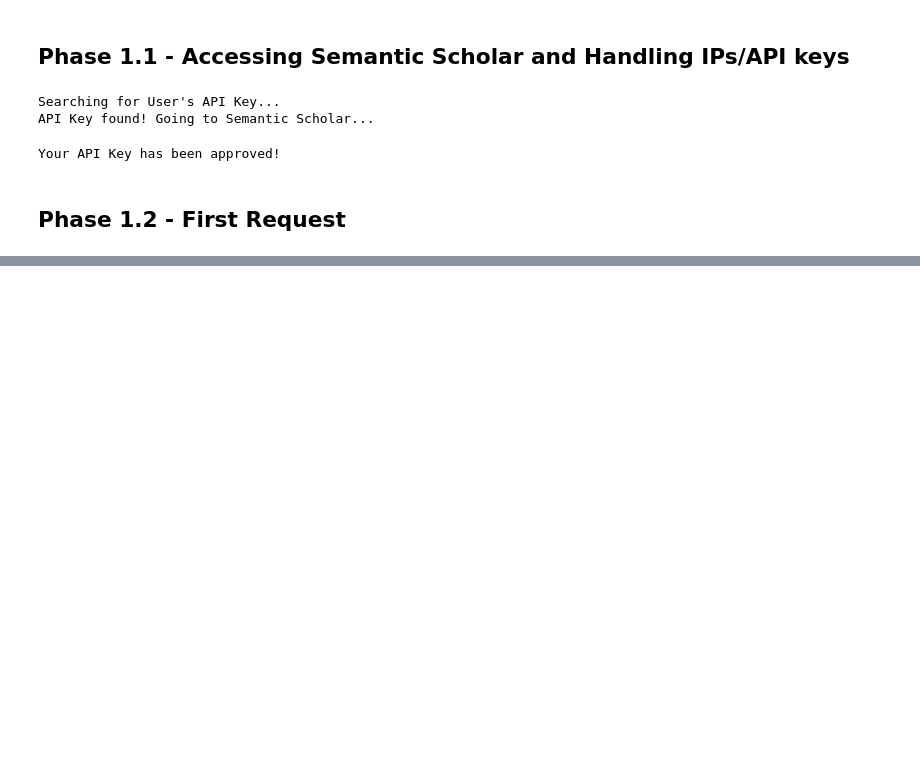
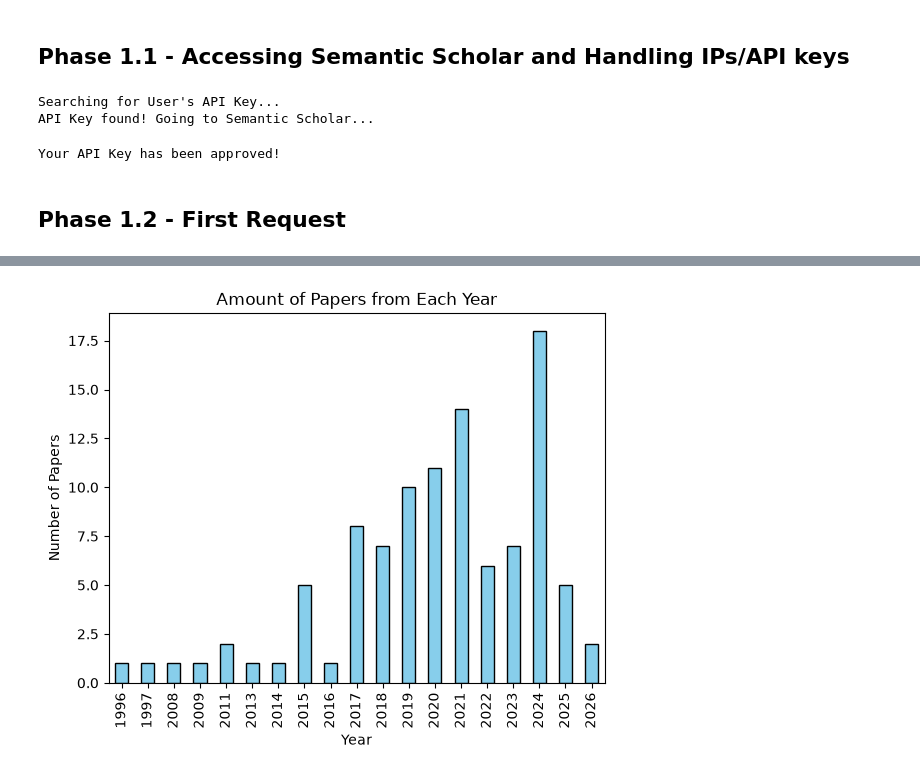
Before and after one commit to evancryan/explanatory-gap, a Jupyter notebook: data_extraction.ipynb, the cells around one changed output, grey strips where cells are left out. Saved outputs shown, nothing was run; the diff lists cells and outputs as text; code cells hidden in the pictures; blank space fills up the shorter version.

Commit message:
5. Expanded search to include eras and made graphs as well as an early preview for subjective terms.

```diff
--- a/data_extraction.ipynb
+++ b/data_extraction.ipynb
@@ -297,0 +371,18 @@ recept: 1
+# %%
+# Clearing out the data file so that if I restart the kernel back, data doesn't start overlapping
+open("all_papers.csv", "w").close
+
+df = pd.DataFrame(clean_paper_data)
+df.to_csv(
+    "all_papers.csv",
+    index=False,
+    header=["Title", "Authors", "Year", "Journal", "Abstract", "Extraction Method"]
+)
+df = pd.read_csv("all_papers.csv") # Resetting so it has the proper Headings
+
+# Checking to make sure CSV file is accurate to the actual Filtered papers
+# If the csv if larger, that could mean that
+if len(pd.read_csv("all_papers.csv")) != len(filtered_papers):
+    print("Database Discrepancy Found")
+else:
+    print(df.head())
@@ -297,0 +410,10 @@ recept: 1
+# %%
+year_freq = df["Year"].value_counts().sort_index()
+
+year_freq.plot(kind="bar", color="skyblue", edgecolor="black")
+plt.title("Amount of Papers from Each Year")
+plt.xlabel("Year")
+plt.ylabel("Number of Papers")
+plt.show()
+# %% [output]
+[figure, added]
```
Also changed, not shown: parts of 8 cells of this notebook, 4 other files.
